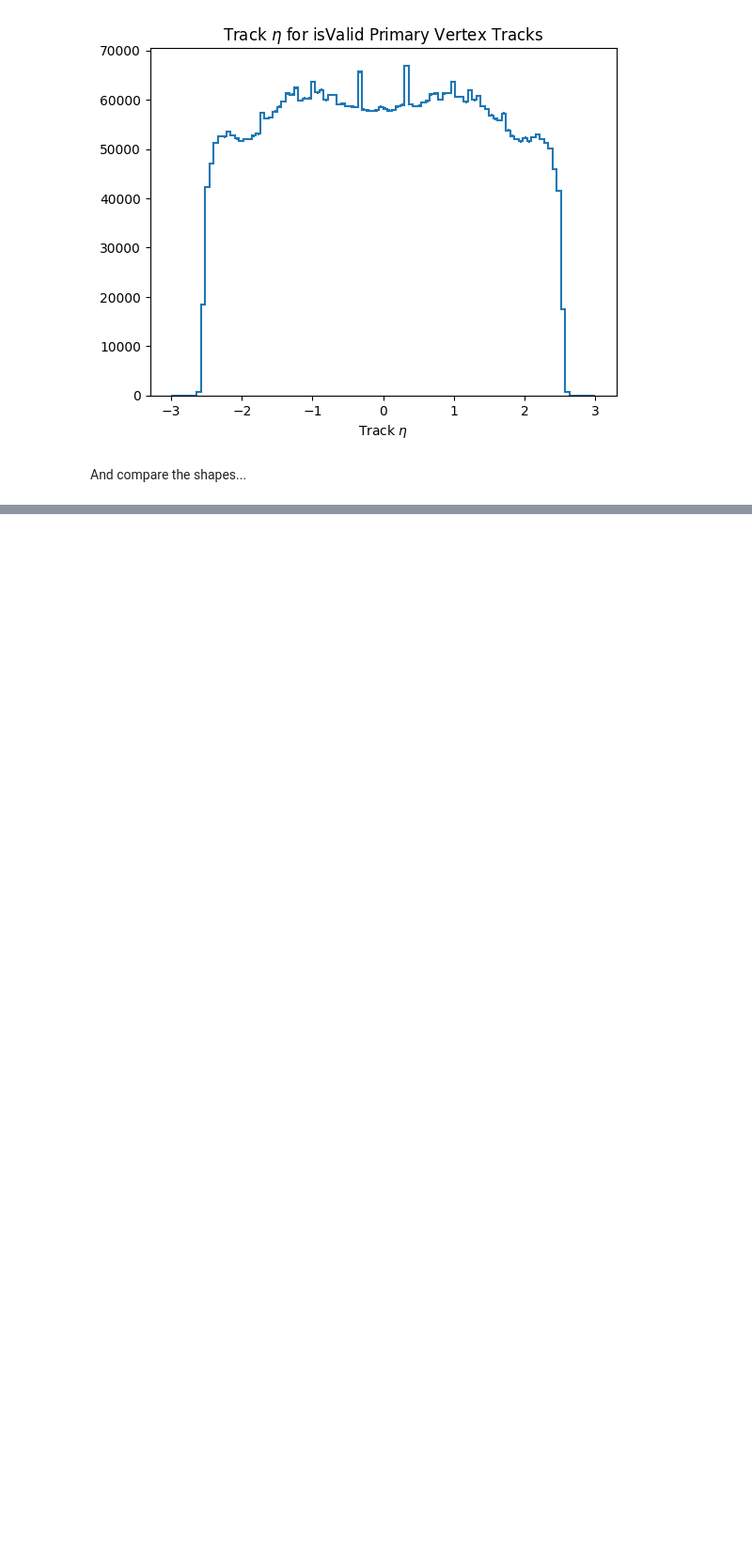
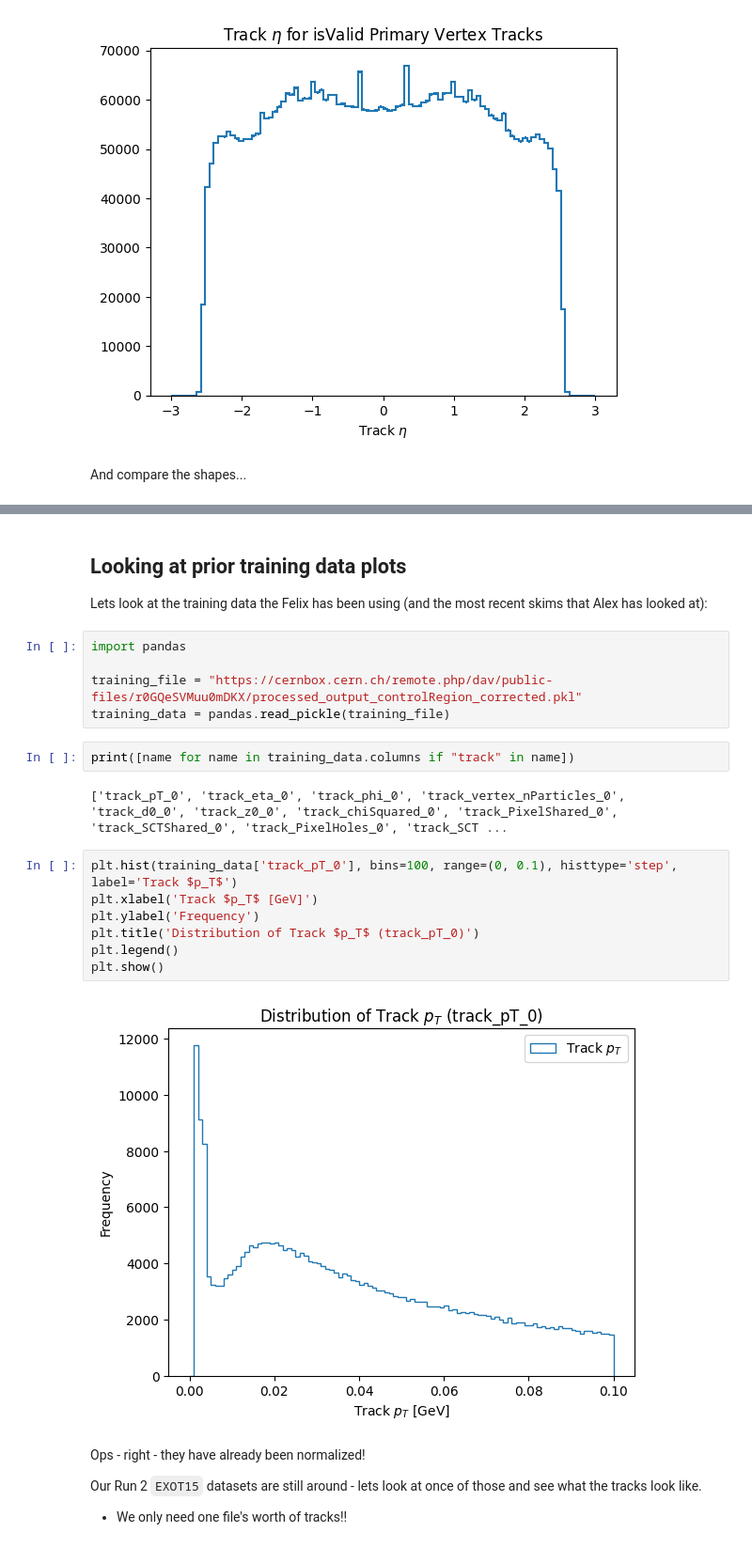
Before and after one commit to gordonwatts/sx_training_fetch, a Jupyter notebook: notebooks/004 - pv_derivation_tracks.ipynb, the cells around one changed output, grey strips where cells are left out. Shown at 94% size. Drawn from its saved outputs; the diff is of its cells as text; blank space fills up the shorter version.

Commit message:
Derivation/track-cust (#60)
* Finish up track inspection

* Update log

```diff
--- a/notebooks/004 - pv_derivation_tracks.ipynb
+++ b/notebooks/004 - pv_derivation_tracks.ipynb
@@ -139,0 +157,28 @@ plt.show()
+# %% [markdown]
+## Looking at prior training data plots
+
+Lets look at the training data the Felix has been using (and the most recent skims that Alex has looked at):
+# %%
+import pandas
+
+training_file = "https://cernbox.cern.ch/remote.php/dav/public-files/r0GQeSVMuu0mDKX/processed_output_controlRegion_corrected.pkl"
+training_data = pandas.read_pickle(training_file)
+# %%
+print([name for name in training_data.columns if "track" in name])
+# %% [output]
+['track_pT_0', 'track_eta_0', 'track_phi_0', 'track_vertex_nParticles_0', 'track_d0_0', 'track_z0_0', 'track_chiSquared_0', 'track_PixelShared_0', 'track_SCTShared_0', 'track_PixelHoles_0', 'track_SCT ...
+# %%
+plt.hist(training_data['track_pT_0'], bins=100, range=(0, 0.1), histtype='step', label='Track $p_T$')
+plt.xlabel('Track $p_T$ [GeV]')
+plt.ylabel('Frequency')
+plt.title('Distribution of Track $p_T$ (track_pT_0)')
+plt.legend()
+plt.show()
+# %% [output]
+[figure, added]
+# %% [markdown]
+Ops - right - they have already been normalized!
+
+Our Run 2 `EXOT15` datasets are still around - lets look at once of those and see what the tracks look like.
+
+* We only need one file's worth of tracks!!
```
Also changed, not shown: parts of 6 cells of this notebook.
